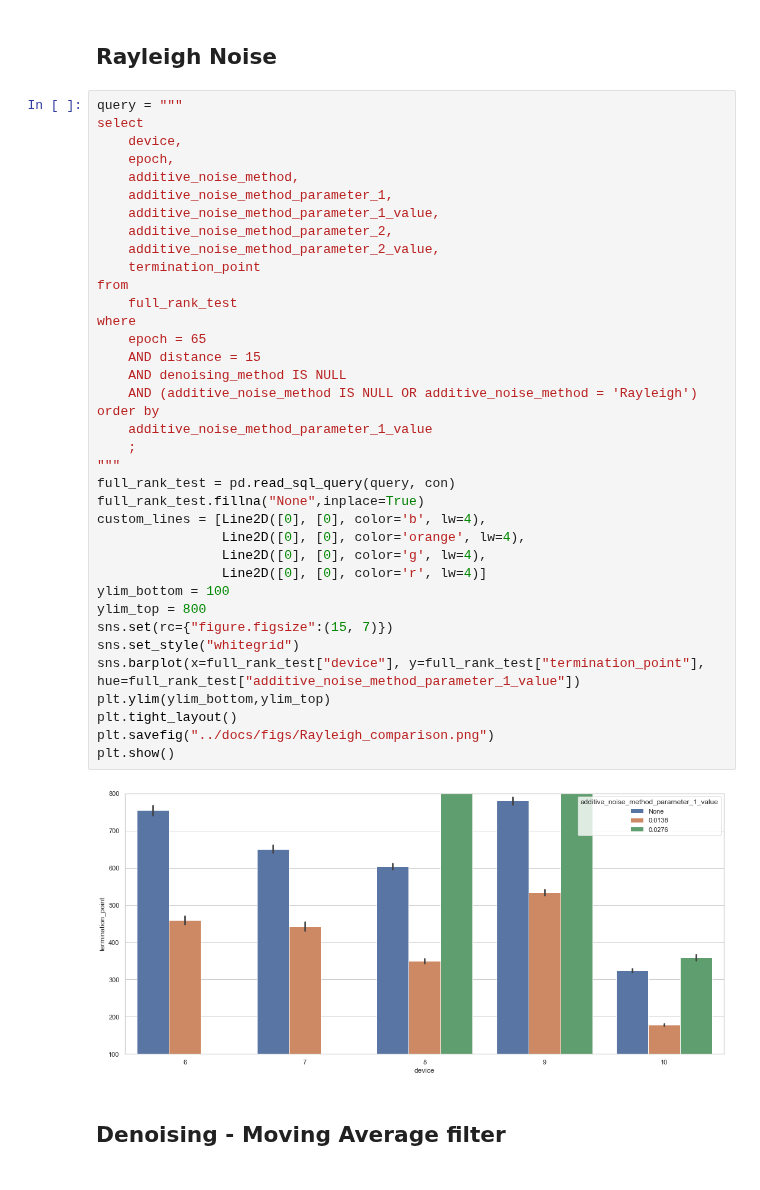
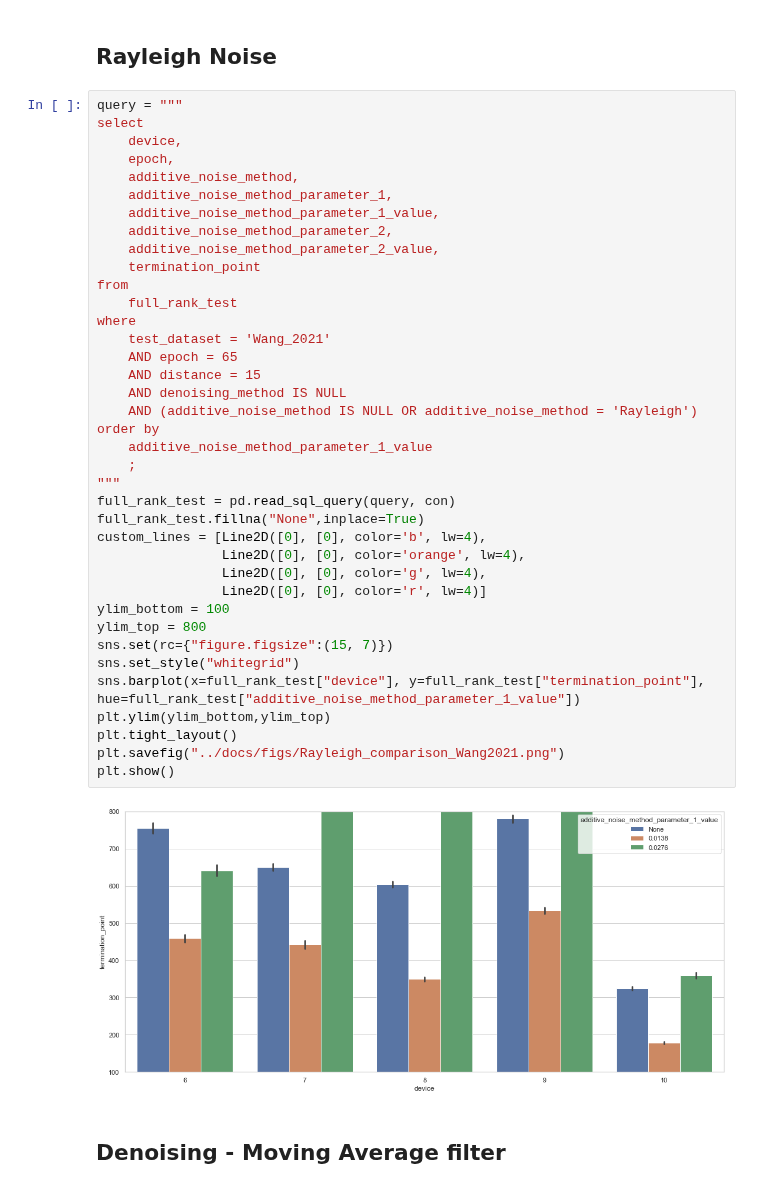
Before and after one commit to axelzedigh/MasterThesisResults, a Jupyter notebook: notebooks/Database_visualizations.ipynb, the cells around one changed output. Saved outputs shown, nothing was run; the diff lists cells and outputs as text.

```diff
--- a/notebooks/Database_visualizations.ipynb
+++ b/notebooks/Database_visualizations.ipynb
@@ -174,36 +181,37 @@ select
     additive_noise_method_parameter_1,
     additive_noise_method_parameter_1_value,
     additive_noise_method_parameter_2,
     additive_noise_method_parameter_2_value,
     termination_point
 from
     full_rank_test
 where
-    epoch = 65
+    test_dataset = 'Wang_2021'
+    AND epoch = 65
     AND distance = 15
     AND denoising_method IS NULL
     AND (additive_noise_method IS NULL OR additive_noise_method = 'Rayleigh')
 order by
     additive_noise_method_parameter_1_value
     ;
 """
 full_rank_test = pd.read_sql_query(query, con)
 full_rank_test.fillna("None",inplace=True)
 custom_lines = [Line2D([0], [0], color='b', lw=4),
                 Line2D([0], [0], color='orange', lw=4),
                 Line2D([0], [0], color='g', lw=4),
                 Line2D([0], [0], color='r', lw=4)]
 ylim_bottom = 100
 ylim_top = 800
 sns.set(rc={"figure.figsize":(15, 7)})
 sns.set_style("whitegrid")
 sns.barplot(x=full_rank_test["device"], y=full_rank_test["termination_point"], hue=full_rank_test["additive_noise_method_parameter_1_value"])
 plt.ylim(ylim_bottom,ylim_top)
 plt.tight_layout()
-plt.savefig("../docs/figs/Rayleigh_comparison.png")
+plt.savefig("../docs/figs/Rayleigh_comparison_Wang2021.png")
 plt.show()
 # %% [output]
-[figure, old version]
+[figure, new version]
 # %% [markdown]
 ## Denoising - Moving Average filter
 # %%
```
Also changed, not shown: parts of 21 cells of this notebook, 21 other files.
